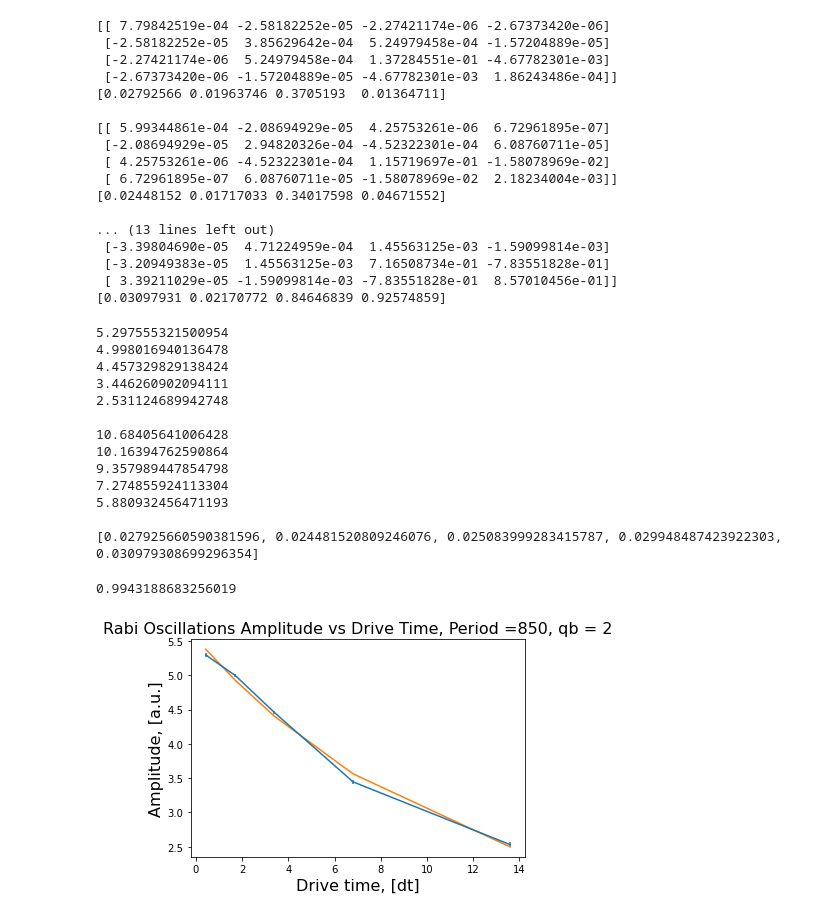
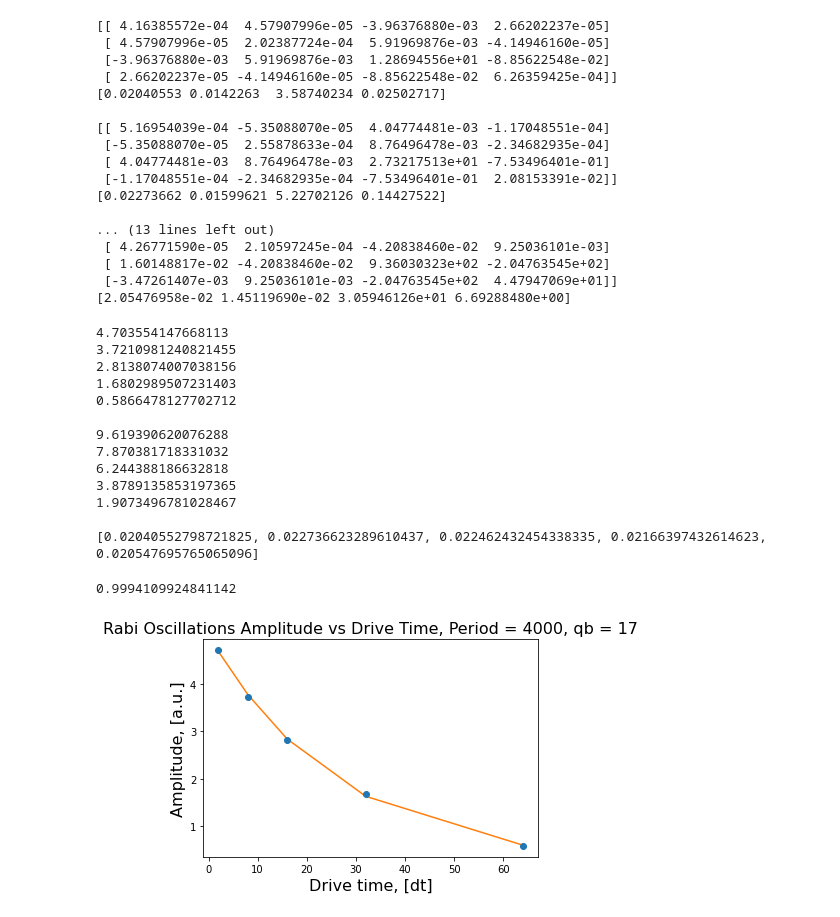
Before and after one commit to noahberthusen/Benewop-benchmarking, a Jupyter notebook: Benewop.ipynb, the cells around one changed output. Drawn from its saved outputs; the diff is of its cells as text; code cells hidden in the pictures.

```diff
--- a/Benewop.ipynb
+++ b/Benewop.ipynb
@@ -16,5 +17,5 @@ from qiskit.providers.aer.pulse import PulseSystemModel
 # %%
-provider = IBMQ.load_account()
+IBMQ.load_account()
 provider = IBMQ.get_provider(hub='ibm-q-ornl', group='ornl', project='phy141')
 backend = provider.get_backend('ibmq_johannesburg')
 props, config, defaults = (backend.properties(), backend.configuration(), backend.defaults())
@@ -54,7 +55,7 @@ def baseline_remove(values):
 def get_closest_multiple_of_16(num):
     return int(num + 8 ) - (int(num + 8 ) % 16)
 # %%
-qb = 2 # qubit to operate on
+qb = 17 # qubit to operate on
 
 # Conversion factors from standard SI units
 us = 1e6
@@ -80,18 +81,18 @@ Qubit 2 has a
 # %%
 shots = 1024 # determines clarity of results
 
-period = 850 # Rabi oscillation period
+period = 3000 # Rabi oscillation period
 cycles = [5, 20, 40, 80, 160] # number of rabi cycles to perform for each oscillation
-cycles_to_plot = 7 # cycles to capture oscillation with, integer
+cycles_to_plot = 3 # cycles to capture oscillation with, integer
 
 scale_factor = 1e-14
-predict_const_arr = [0, 23.66156363955276, 60.71437458094607]
-predict_power_arr =  [0, -0.9940037912357684, -0.9478600149564859]
+predict_const_arr = [54.07447683508908, 23.66156363955276, 60.71437458094607, 39.3158030358485, 99.20715774307718, 49.95313684255335, 58.41743781494493, 25.581627006241156, 59.29925139248408, 66.48049584501037,  55.96049466992817, 61.0468753438098,  69.53956380480695, 53.04738616311787, 35.92255650292224, 70.92519866266184, 76.16056132506117, 66.61375917115514, 80.8160184821598, 39.766803375498874]
+predict_power_arr =  [-0.9924372112785861, -0.9940037912357684, -0.9478600149564859, -0.9990003473358622, -0.9545547178832068, -0.9741980721203277, -0.9507668252877607, -0.988440471817147, -0.9705356561002346, -0.9759707562681753, -0.9863270037625501, -0.9919133368276755, -0.9688283405688723, -0.9755092917894524, -0.9784188437551748, -0.9561175027847064, -0.9607519043146192, -0.9620204924453801, -0.9765823562601296, -0.9826959748384742]
 predict_const = predict_const_arr[qb]
 predict_power = predict_power_arr[qb]
 
-sig_predict_const_arr = [0, 5.35893609525708, 11.45245806804462 ]
-sig_predict_power_arr = [0, -0.9654741107610489, -0.9847146457687506]
+sig_predict_const_arr = [11.48089749887833, 5.35893609525708, 11.45245806804462, 8.422591490016428, 8.422591490016428, 10.668276009484188, 11.650031111752481, 5.687450116117995, 11.519876740103824, 13.072317572938855, 10.156982416076294, 11.929204320355337, 13.41656375569742, 11.09074144750751, 7.601093075606327, 15.113382279092622, 16.434457262102157, 13.78818074531042, 15.740548839704724, 8.565551825229692]
+sig_predict_power_arr = [-0.9672752940591574, -0.9654741107610489, -0.9847146457687506, -0.9748121973084468, -0.9748121973084468, -0.9604334841997333, -0.9691865136543687, -0.9648929117844334, -0.9862872564599189, -0.9827775368102274, -1.026503852980569, -0.9990248777026389, -0.9910375292741338, -0.9659428057129544, -0.9666488482050365, -0.9420720154939807, -0.9389201013042705, -0.9609761215025634, -0.9949494583639722, -0.9671575177512337]
 sig_predict_const = sig_predict_const_arr[qb]
 sig_predict_power = sig_predict_power_arr[qb]
 # %%
@@ -184,3 +179,5 @@ job = backend.run(program)
+# %%
+job = backend.retrieve_job('5f1b5a1ebb1ebb0013c62d89')
 # %%
 results = job.result(timeout=120)
 all_results = []
@@ -261,23 +257,23 @@ for i in all_convs:
     sigma.append(perr[0])
     print()
 # %% [output]
-[[ 7.79842519e-04 -2.58182252e-05 -2.27421174e-06 -2.67373420e-06]
- [-2.58182252e-05  3.85629642e-04  5.24979458e-04 -1.57204889e-05]
- [-2.27421174e-06  5.24979458e-04  1.37284551e-01 -4.67782301e-03]
- [-2.67373420e-06 -1.57204889e-05 -4.67782301e-03  1.86243486e-04]]
-[0.02792566 0.01963746 0.3705193  0.01364711]
+[[ 4.16385572e-04  4.57907996e-05 -3.96376880e-03  2.66202237e-05]
+ [ 4.57907996e-05  2.02387724e-04  5.91969876e-03 -4.14946160e-05]
+ [-3.96376880e-03  5.91969876e-03  1.28694556e+01 -8.85622548e-02]
+ [ 2.66202237e-05 -4.14946160e-05 -8.85622548e-02  6.26359425e-04]]
+[0.02040553 0.0142263  3.58740234 0.02502717]
 
-[[ 5.99344861e-04 -2.08694929e-05  4.25753261e-06  6.72961895e-07]
- [-2.08694929e-05  2.94820326e-04 -4.52322301e-04  6.08760711e-05]
- [ 4.25753261e-06 -4.52322301e-04  1.15719697e-01 -1.58078969e-02]
- [ 6.72961895e-07  6.08760711e-05 -1.58078969e-02  2.18234004e-03]]
-[0.02448152 0.01717033 0.34017598 0.04671552]
+[[ 5.16954039e-04 -5.35088070e-05  4.04774481e-03 -1.17048551e-04]
+ [-5.35088070e-05  2.55878633e-04  8.76496478e-03 -2.34682935e-04]
+ [ 4.04774481e-03  8.76496478e-03  2.73217513e+01 -7.53496401e-01]
+ [-1.17048551e-04 -2.34682935e-04 -7.53496401e-01  2.08153391e-02]]
+[0.02273662 0.01599621 5.22702126 0.14427522]
 
 ... (13 lines left out)
- [-3.39804690e-05  4.71224959e-04  1.45563125e-03 -1.59099814e-03]
- [-3.20949383e-05  1.45563125e-03  7.16508734e-01 -7.83551828e-01]
- [ 3.39211029e-05 -1.59099814e-03 -7.83551828e-01  8.57010456e-01]]
-[0.03097931 0.02170772 0.84646839 0.92574859]
+ [ 4.26771590e-05  2.10597245e-04 -4.20838460e-02  9.25036101e-03]
+ [ 1.60148817e-02 -4.20838460e-02  9.36030323e+02 -2.04763545e+02]
+ [-3.47261407e-03  9.25036101e-03 -2.04763545e+02  4.47947069e+01]]
+[2.05476958e-02 1.45119690e-02 3.05946126e+01 6.69288480e+00]
 # %%
 for i in range(len(cycles)):
     print(f'{abs(np.array(all_params)[:,0][i])}')
@@ -287,45 +283,45 @@ for i in range(len(cycles)):
 print()
 print(sigma)
 # %% [output]
-5.297555321500954
-4.998016940136478
-4.457329829138424
-3.446260902094111
-2.531124689942748
+4.703554147668113
+3.7210981240821455
+2.8138074007038156
+1.6802989507231403
+0.5866478127702712
 
-10.68405641006428
-10.16394762590864
-9.357989447854798
-7.274855924113304
-5.880932456471193
+9.619390620076288
+7.870381718331032
+6.244388186632818
+3.8789135853197365
+1.9073496781028467
 
-[0.027925660590381596, 0.024481520809246076, 0.025083999283415787, 0.029948487423922303, 0.030979308699296354]
+[0.02040552798721825, 0.022736623289610437, 0.022462432454338335, 0.02166397432614623, 0.020547695765065096]
 # %%
 xvals = [(period*i)/10000 for i in cycles]
 amps = abs(np.array(all_params)[:,0])
 def func(x, a, b, c):
     return a * np.exp(-b * x) + c
 p, conv = curve_fit(func, xvals, amps, [4, 0.1, 1], sigma)
 y_fit = [func(x, p[0], p[1], p[2]) for x in xvals]
 
 amps = np.array(amps)
 # residual sum of squares
 ss_res = np.sum((amps - np.array(y_fit)) ** 2)
 # total sum of squares
 ss_tot = np.sum((amps - np.mean(amps)) ** 2)
 # r-squared
 r2 = 1 - (ss_res / ss_tot)
 print(r2)
 
-plt.errorbar(xvals, amps, yerr=sigma)
+plt.errorbar(xvals, amps, yerr=sigma, fmt='o')
 plt.plot(xvals, y_fit)
 plt.xlabel('Drive time, [dt]', fontsize=16)
 plt.ylabel('Amplitude, [a.u.]', fontsize=16)
-plt.title("Rabi Oscillations Amplitude vs Drive Time, Period =" + str(period) + ", qb = " + str(qb), fontsize=16)
+plt.title("Rabi Oscillations Amplitude vs Drive Time, Period = " + str(period) + ", qb = " + str(qb), fontsize=16)
 plt.show()
 # %% [output]
-0.9943188683256019
+0.9994109924841142
-[figure, old version]
+[figure, new version]
 # %%
 print(p)
 print(f'{p[1]}')
```
Also changed, not shown: parts of 14 cells of this notebook, 2 other files.
